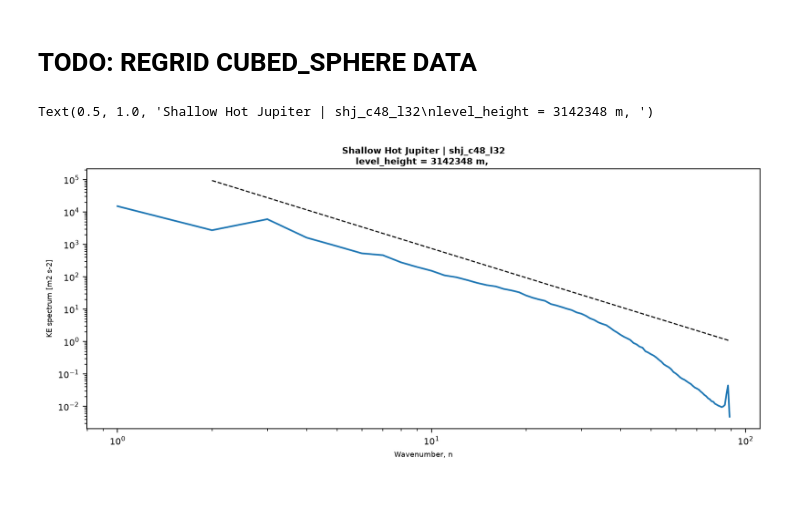
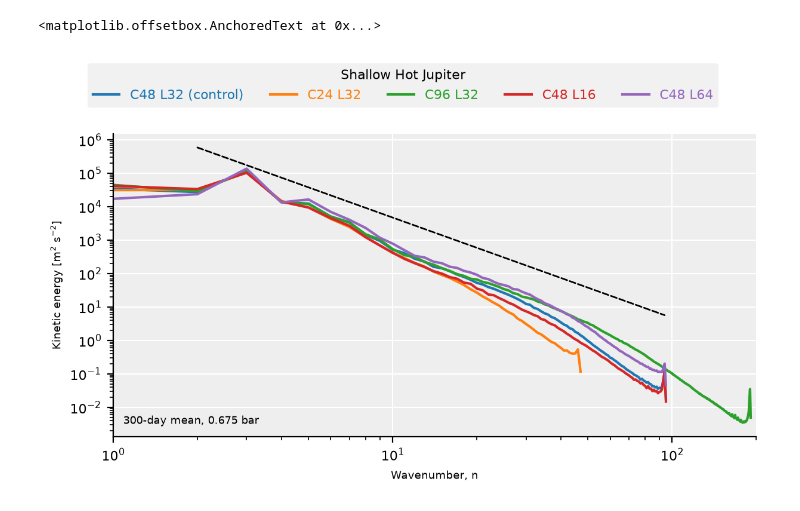
Before and after one commit to dennissergeev/lfric_egp_bench, a Jupyter notebook: src/scripts/KE-Spectra.ipynb, the cells around one changed output. Cells and saved outputs as stored; diff of their text form; code cells hidden in the pictures.

Commit message:
update KE spectra NB

```diff
--- a/src/scripts/KE-Spectra.ipynb
+++ b/src/scripts/KE-Spectra.ipynb
@@ -59,2 +70,0 @@ print(ds_ll)
-# %% [markdown]
-# TODO: REGRID CUBED_SPHERE DATA
@@ -67,33 +95,56 @@ spec = ke_spectrum(
 # %%
-idx_lev = 30  # index into level_height
+# idx_lev = 60  # index into level_height
+# spec2d = isel(spec, lfric.z, idx_lev)
+# spec2d = vertical_mean(spec)
+n_days_mean = 300
 
-spec1d = last_n_day_mean(isel(spec, lfric.z, idx_lev), 300)
+fig, ax = plt.subplots(figsize=(6, 3), layout="constrained")
+ax.set_xlim(1, 200)
+ax.set_xticks([1, 10, 100])
+ax.set_xlabel("Wavenumber, $n$")
+ax.set_ylabel("Kinetic energy [$m^2$ $s^{-2}$]")
+ax.spines["right"].set_visible(False)
+ax.spines["top"].set_visible(False)
+ax.grid(color="w")
+ax.set_facecolor("#EEEEEE")
 
-x = spec1d.coord("wavenumber").points
-y = spec1d.data
+for exp_key in GROUPS[group_key].simulations:
+    spectrum = last_n_day_mean(spectra[exp_key], n_days_mean)
 
-fig, ax = plt.subplots(figsize=(9, 4), layout="constrained")
+    x = spectrum.coord("wavenumber").points
+    y = spectrum.data
+    ax.loglog(x, y)
 
-ax.loglog(x, y)
-
-x_ref = x[1:]  # avoid x=0 if present
+x_ref = x[1:-1]  # avoid x=0 if present
 p = -3
 x0, y0 = (
-    x_ref[len(x_ref) // 4],
-    y[len(x_ref) // 4] * 3,
+    x_ref[len(x_ref) // 6],
+    y[len(x_ref) // 6] * 6,
 )  # anchor + vertical offset so it doesn't overlap
-ax.loglog(x_ref, y0 * (x_ref / x0) ** p, "k--", lw=1, label=r"$k^{-5/3}$")
+ax.loglog(x_ref, y0 * (x_ref / x0) ** p, **KW_REF_LINE)
 
-ax.set_xlabel("Wavenumber, $n$")
-ax.set_ylabel(f"KE spectrum [{spec.units}]")
-ax.set_title(
-    "\n".join(
-        [
-            f"{EXPERIMENTS[exp_key].title} | {exp_key}",
-            f"level_height = {spec.coord(lfric.z).points[idx_lev].item():.0f} m, ",
-        ]
+add_custom_legend(
+    fig,
+    {
+        EXPERIMENTS[exp_key].title: {**EXPERIMENTS[exp_key].kw_plt}
+        for exp_key in GROUPS[group_key].simulations
+    },
+    title=GROUPS[group_key].title,
+    ncol=len(GROUPS[group_key].simulations),
+    loc="upper center",
+    bbox_to_anchor=(0.5, 1.2),
+    facecolor="#EEEEEE",
+    edgecolor="none",
+)
+# fig.suptitle(f"{GROUPS[group_key].title} | Kinetic Energy Spectra", size="small")
+ax.add_artist(
+    AnchoredText(
+        f"{n_days_mean:.0f}-day mean, {target_pressure * PA_TO_BAR:>5.3f} bar",
+        loc="lower left",
+        prop={"size": "small"},
+        frameon=False,
     )
 )
 # %% [output]
-Text(0.5, 1.0, 'Shallow Hot Jupiter | shj_c48_l32\nlevel_height = 3142348 m, ')
+<matplotlib.offsetbox.AnchoredText at 0x...>
-[figure, old version]
+[figure, new version]
```
Also changed, not shown: parts of 5 cells of this notebook.
